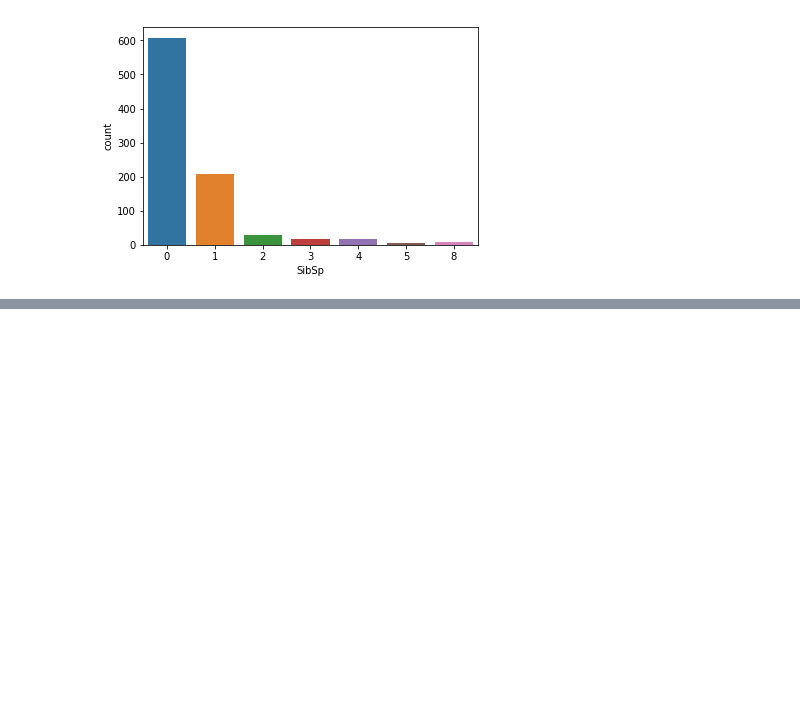
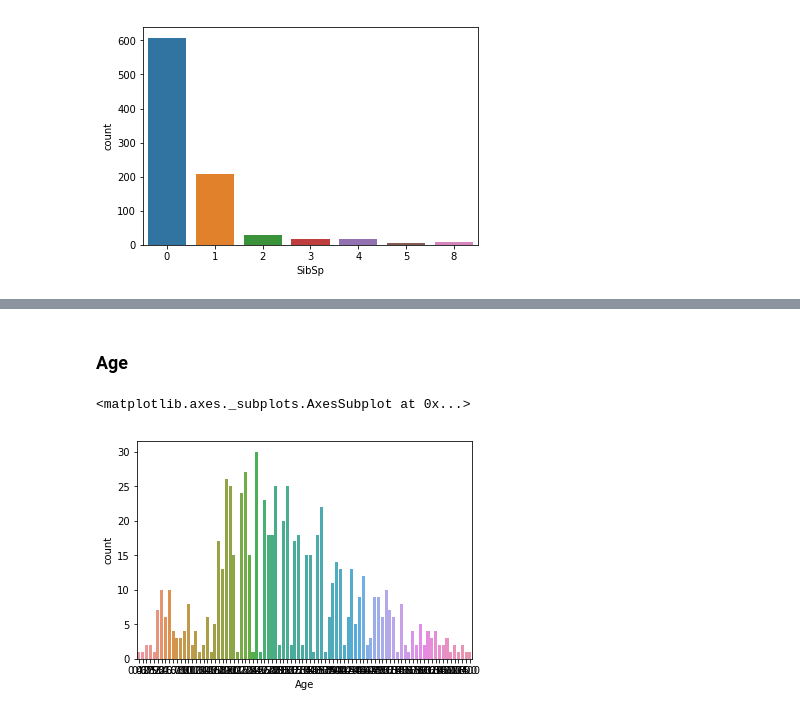
Before and after one commit to vijaypatha/mlcourse, a Jupyter notebook: Titanic Pre-Modeling .ipynb, the cells around one changed output, grey strips where cells are left out. Saved outputs shown, nothing was run; the diff lists cells and outputs as text; code cells hidden in the pictures; blank space fills up the shorter version.

```diff
--- a/Titanic Pre-Modeling .ipynb
+++ b/Titanic Pre-Modeling .ipynb
@@ -132 +146,8 @@ sns.countplot('SibSp', data=train)
+# %% [markdown]
+### Age
+# %%
+sns.countplot('Age', data=train)
+# %% [output]
+<matplotlib.axes._subplots.AxesSubplot at 0x...>
+[figure, added]
 # %%
```
Also changed, not shown: parts of 23 cells of this notebook.
